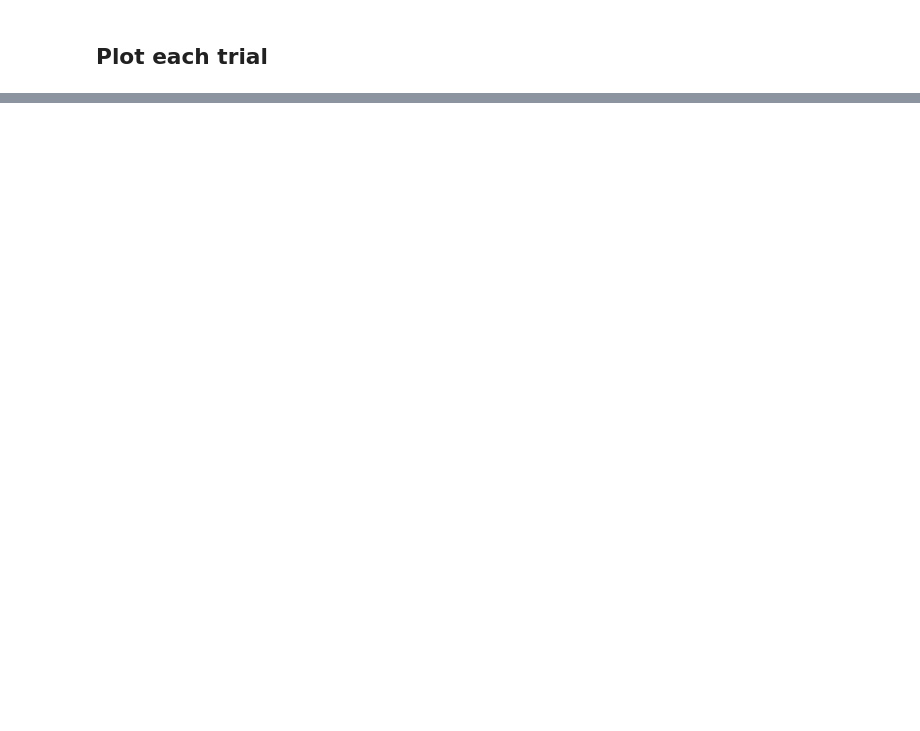
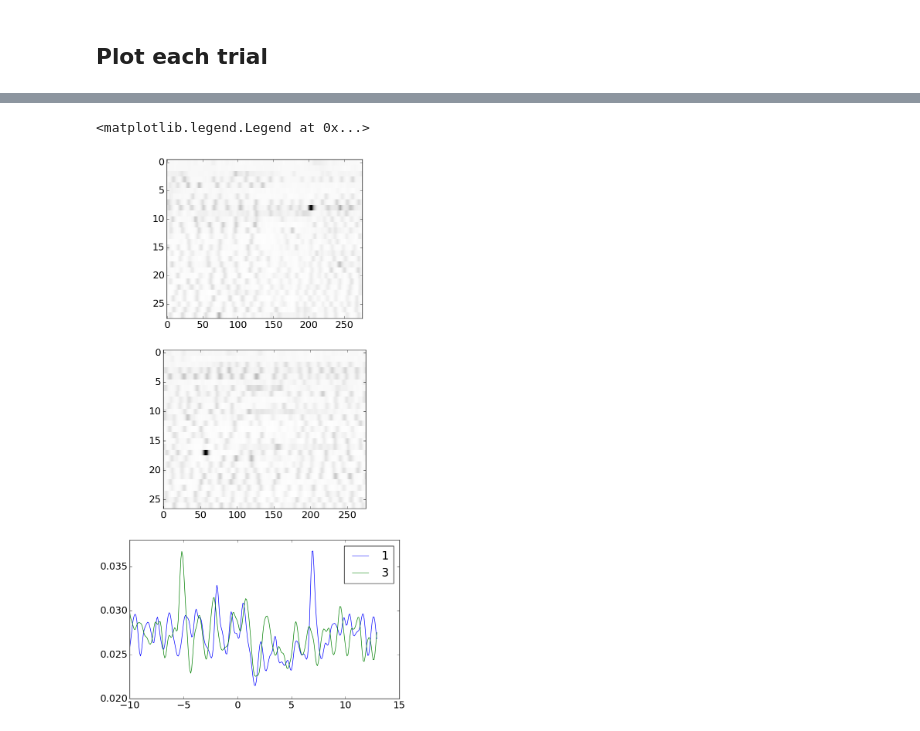
Before and after one commit to Yumuu/ngm, a Jupyter notebook: notebooks/dmd-optogenetics-behavior.ipynb, the cells around one changed output, grey strips where cells are left out. Cells and saved outputs as stored; diff of their text form; code cells hidden in the pictures; blank space fills up the shorter version.

Commit message:
added matrix representation of trials and also smoothed trial averages

```diff
--- a/notebooks/dmd-optogenetics-behavior.ipynb
+++ b/notebooks/dmd-optogenetics-behavior.ipynb
@@ -319,0 +313,30 @@ plt.savefig(proc_dir + exp_name + '_trials_stacked.pdf')
+# %%
+wind_ep = np.arange(-10*fs, (10 + stim_len)*fs).astype('int')
+wind_t = wind_ep / fs
+plot_inds = []
+from scipy.signal import fftconvolve
+kern_smooth = gaussian(2 * fs, 1000)
+kern_smooth /= kern_smooth.sum()
+ts_smooth = fftconvolve(ts, kern_smooth, mode='full')
+
+for cond in conds:
+    onsets = rois[cond][0]
+    inds = np.array([wind_ep + o for o in onsets])
+    # check for inds that exceed the recording length
+    inds = inds[inds[:,-1] < len(swims[0])]
+    plot_inds.append(inds)
+
+nr = 1 + len(conds)
+nc = 1
+fig, axs = plt.subplots(nrows=nr, ncols = nc, figsize=(9 * nc, 6 * nr))
+if len(conds) == 1:
+    axs = [[ax] for ax in axs]
+ds = 500
+
+for ind_c, cond in enumerate(conds):
+    axs[ind_c].imshow(ts_smooth[plot_inds[ind_c]][:,::ds], aspect=8, interpolation='None', cmap='gray_r')
+    axs[-1].plot(wind_t[::ds], ts_smooth[plot_inds[ind_c]].mean(0)[::ds], label=cond)
+axs[-1].legend()
+# %% [output]
+<matplotlib.legend.Legend at 0x...>
+[figure, added]
```
Also changed, not shown: parts of 7 cells of this notebook.
